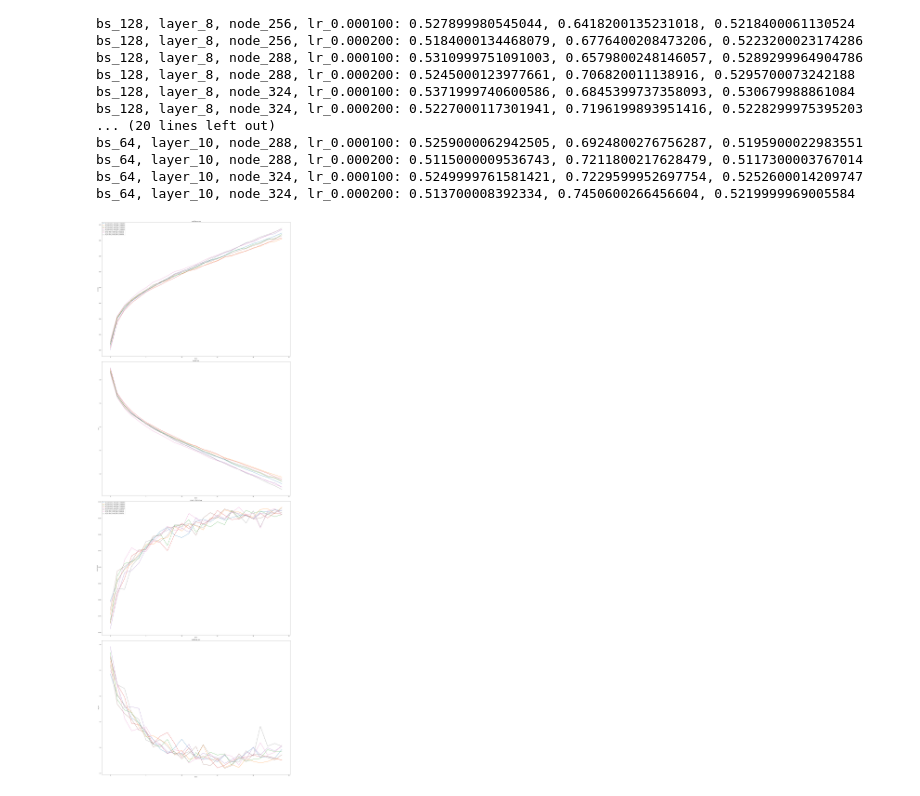
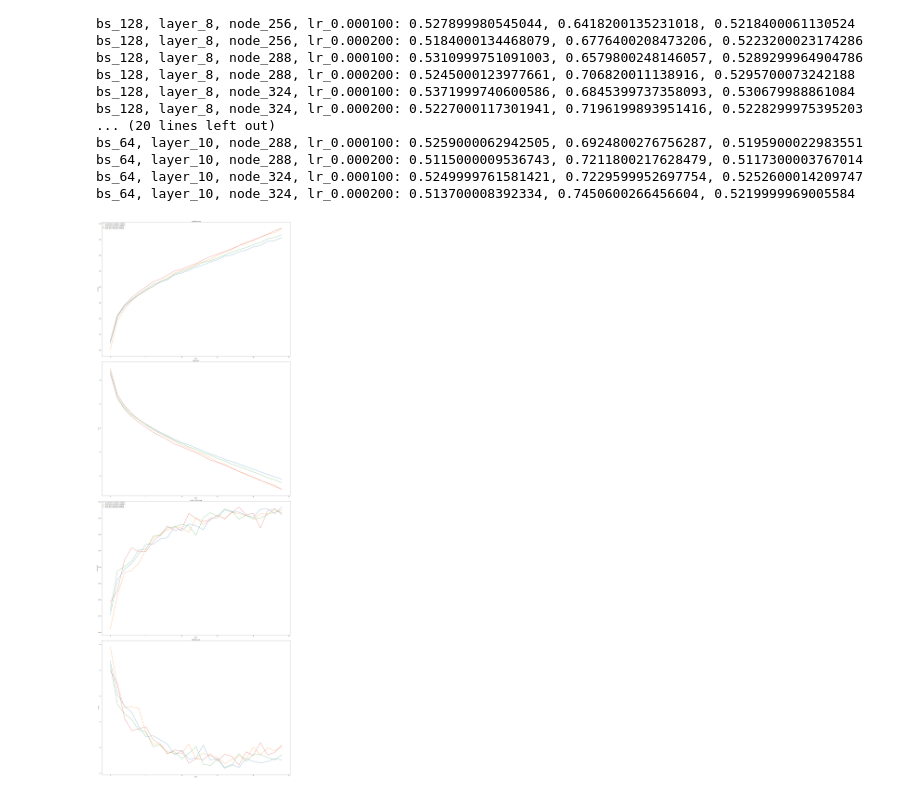
Before and after one commit to billzhao1030/KIT315_Tutorial, a Jupyter notebook: nn.ipynb, the cells around one changed output. Drawn from its saved outputs; the diff is of its cells as text; code cells hidden in the pictures.

```diff
--- a/nn.ipynb
+++ b/nn.ipynb
@@ -416,7 +417,7 @@ def Average(lst):
     return sum(lst) / len(lst)
 # %%
 import pickle
-a_file = open("nn_test.pkl", "rb")
+a_file = open("Stored_data/nn_test.pkl", "rb")
 alltest = pickle.load(a_file)
 a_file.close()
 # %%
@@ -443,32 +444,32 @@ bs_64, layer_10, node_324, lr_0.000200: 0.513700008392334, 0.7450600266456604, 0
 # %%
 import matplotlib.pyplot as plt
 
 fig, axs = plt.subplots(4, 1, figsize=(28, 80))
 for conf in alltest:
-    if Average(alltest[conf]['val_accuracy'][15:]) > 0.527 and alltest[conf]['val_accuracy'][24] > 0.53 and alltest[conf]['accuracy'][24] > 0.65:
+    if Average(alltest[conf]['val_accuracy'][15:]) > 0.53 and alltest[conf]['val_accuracy'][24] > 0.53 and alltest[conf]['accuracy'][24] > 0.65:
         axs[0].plot(alltest[conf]['accuracy'], label=conf)
         axs[0].set_title('model accuracy')
         axs[0].set_ylabel('accuracy')
         axs[0].set_xlabel('epoch')
         axs[0].legend()
 
         axs[1].plot(alltest[conf]['loss'])
         axs[1].set_title('model loss')
         axs[1].set_ylabel('loss')
         axs[1].set_xlabel('epoch')
 
 
         axs[2].plot(alltest[conf]['val_accuracy'], label=conf)
         axs[2].set_title('model val_accuracy')
         axs[2].set_ylabel('val_accuracy')
         axs[2].set_xlabel('epoch')
         axs[2].legend()
 
         axs[3].plot(alltest[conf]['val_loss'])
         axs[3].set_title('model val_loss')
         axs[3].set_ylabel('val_loss')
         axs[3].set_xlabel('epoch')
 plt.tight_layout()
 plt.show()
 # %% [output]
-[figure, old version]
+[figure, new version]
```
Also changed, not shown: parts of 3 cells of this notebook, 2 other files.
